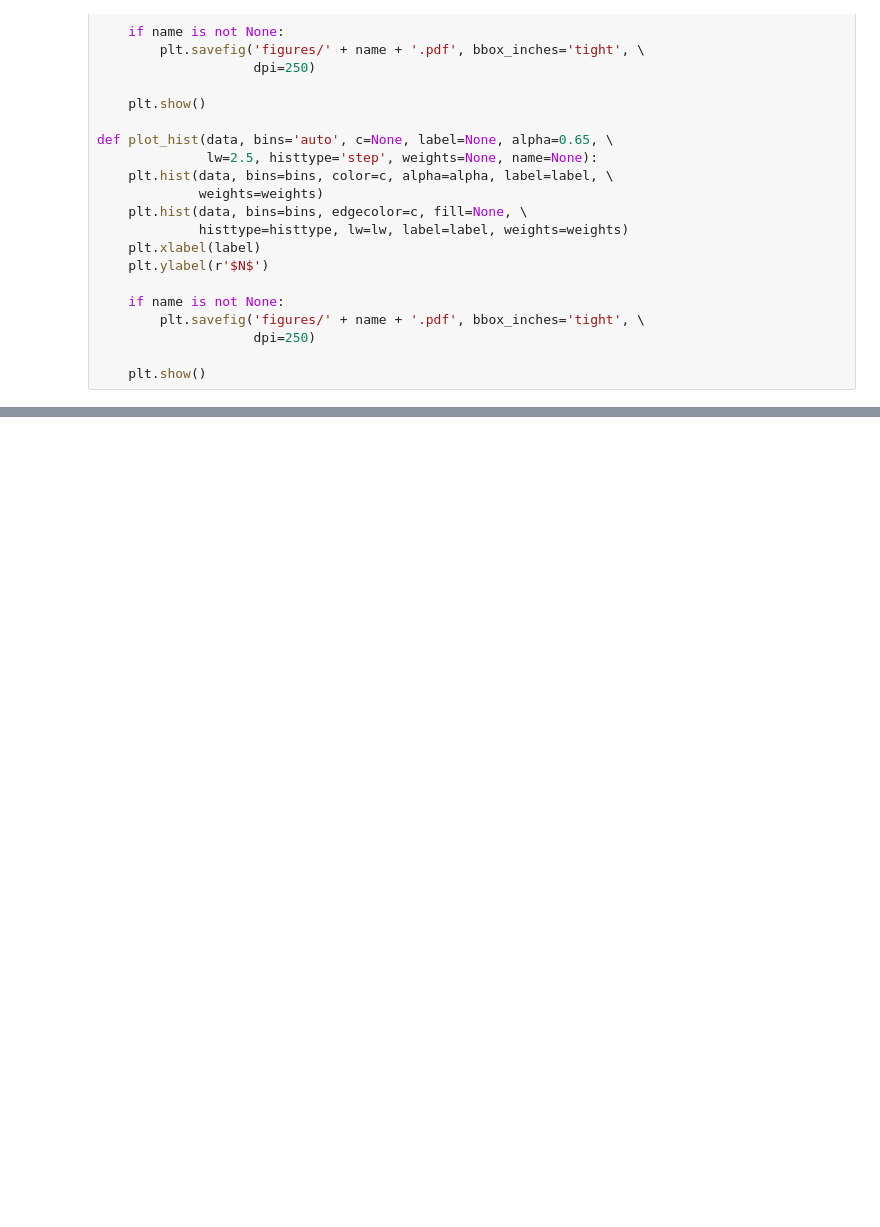
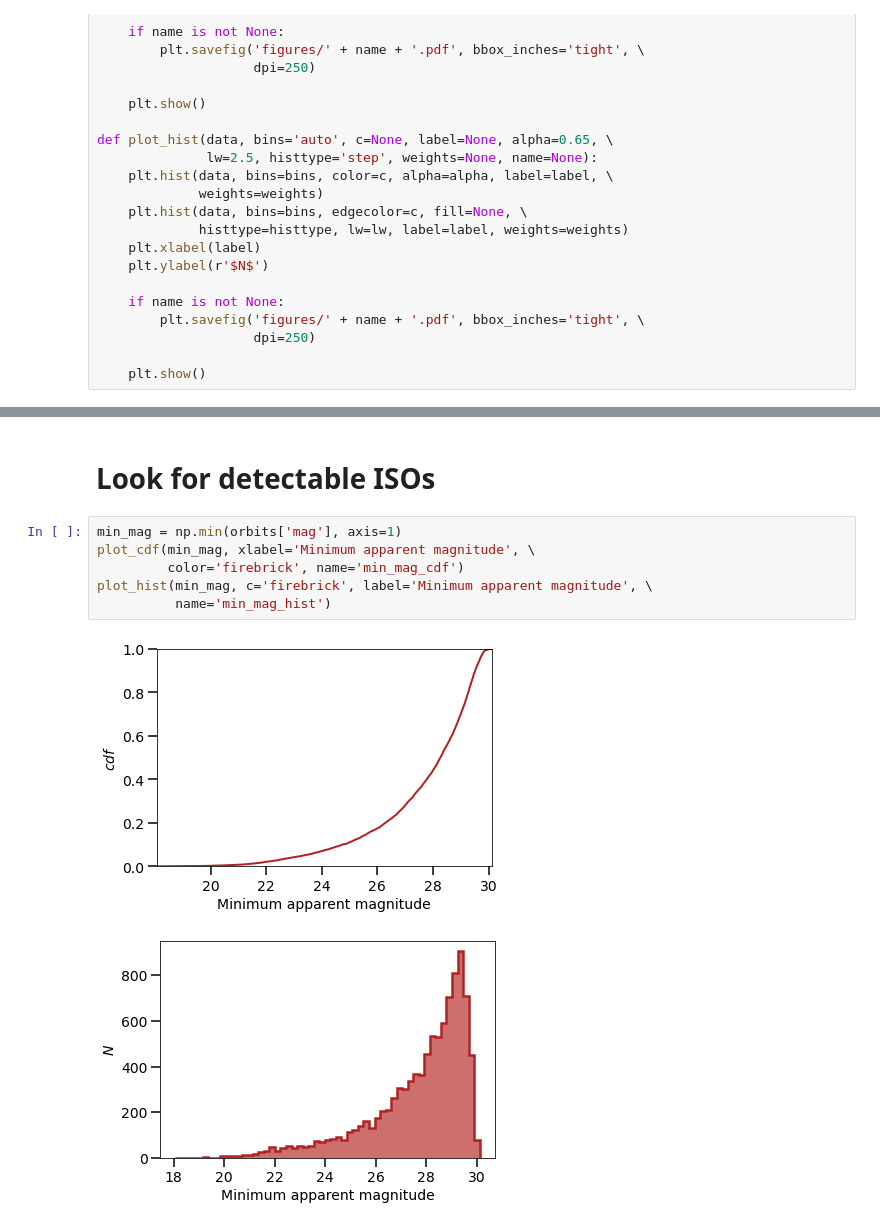
Before and after one commit to djhoover717/ISOAnalysis, a Jupyter notebook: iso_analysis_v3.ipynb, the cells around one changed output, grey strips where cells are left out. Saved outputs shown, nothing was run; the diff lists cells and outputs as text; blank space fills up the shorter version.

```diff
--- a/iso_analysis_v3.ipynb
+++ b/iso_analysis_v3.ipynb
@@ -278,0 +278,11 @@ min_dist = np.min(orbits['dist'], axis=1)
+# %% [markdown]
+# Look for detectable ISOs
+# %%
+min_mag = np.min(orbits['mag'], axis=1)
+plot_cdf(min_mag, xlabel='Minimum apparent magnitude', \
+         color='firebrick', name='min_mag_cdf')
+plot_hist(min_mag, c='firebrick', label='Minimum apparent magnitude', \
+          name='min_mag_hist')
+# %% [output]
+[figure, added]
+[figure, added]
```
Also changed, not shown: parts of 14 cells of this notebook.
